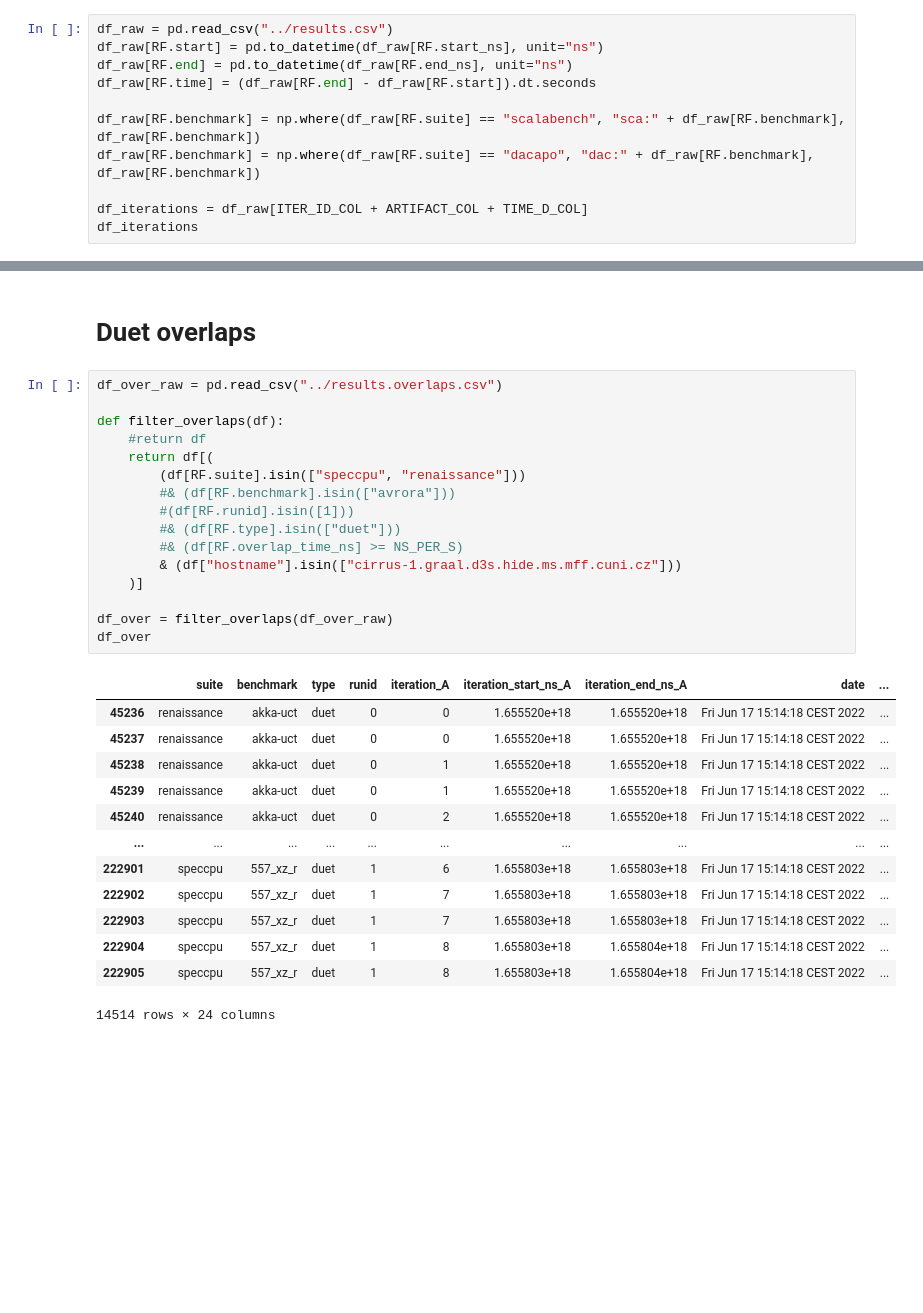
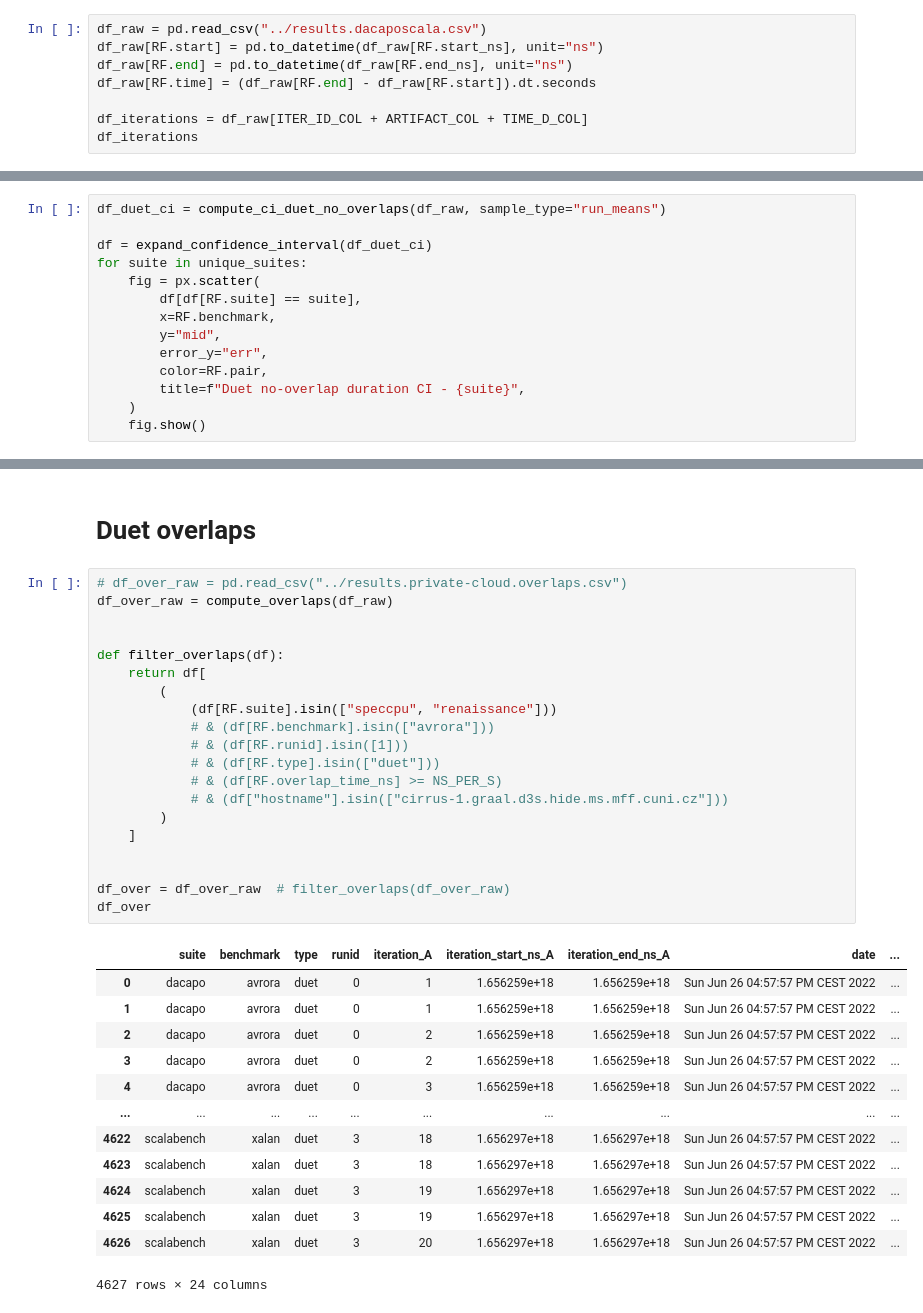
Before and after one commit to TomasDrozdik/asynchronous-duet, a Jupyter notebook: notebooks/verification.ipynb, the cells around one changed output, grey strips where cells are left out. Cells and saved outputs as stored; diff of their text form; blank space fills up the shorter version.

Commit message:
WIP confidence intervals

```diff
--- a/notebooks/verification.ipynb
+++ b/notebooks/verification.ipynb
@@ -27,14 +40,11 @@ from duet.constants import (
     NS_PER_S,
 )
 # %%
-df_raw = pd.read_csv("../results.csv")
+df_raw = pd.read_csv("../results.dacaposcala.csv")
 df_raw[RF.start] = pd.to_datetime(df_raw[RF.start_ns], unit="ns")
 df_raw[RF.end] = pd.to_datetime(df_raw[RF.end_ns], unit="ns")
 df_raw[RF.time] = (df_raw[RF.end] - df_raw[RF.start]).dt.seconds
 
-df_raw[RF.benchmark] = np.where(df_raw[RF.suite] == "scalabench", "sca:" + df_raw[RF.benchmark], df_raw[RF.benchmark])
-df_raw[RF.benchmark] = np.where(df_raw[RF.suite] == "dacapo", "dac:" + df_raw[RF.benchmark], df_raw[RF.benchmark])
-
 df_iterations = df_raw[ITER_ID_COL + ARTIFACT_COL + TIME_D_COL]
 df_iterations
 # %% [output]
@@ -80,0 +248,14 @@ ValueError: Value of 'y' is not the name of a column in 'data_frame'. Expected o
+# %%
+df_duet_ci = compute_ci_duet_no_overlaps(df_raw, sample_type="run_means")
+
+df = expand_confidence_interval(df_duet_ci)
+for suite in unique_suites:
+    fig = px.scatter(
+        df[df[RF.suite] == suite],
+        x=RF.benchmark,
+        y="mid",
+        error_y="err",
+        color=RF.pair,
+        title=f"Duet no-overlap duration CI - {suite}",
+    )
+    fig.show()
@@ -105,34 +308,38 @@ fig.show()
 # %% [markdown]
 # Duet overlaps
 # %%
-df_over_raw = pd.read_csv("../results.overlaps.csv")
+# df_over_raw = pd.read_csv("../results.private-cloud.overlaps.csv")
+df_over_raw = compute_overlaps(df_raw)
+
 
 def filter_overlaps(df):
-    #return df
-    return df[(
-        (df[RF.suite].isin(["speccpu", "renaissance"]))
-        #& (df[RF.benchmark].isin(["avrora"]))
-        #(df[RF.runid].isin([1]))
-        #& (df[RF.type].isin(["duet"]))
-        #& (df[RF.overlap_time_ns] >= NS_PER_S)
-        & (df["hostname"].isin(["cirrus-1.graal.d3s.hide.ms.mff.cuni.cz"]))
-    )]
+    return df[
+        (
+            (df[RF.suite].isin(["speccpu", "renaissance"]))
+            # & (df[RF.benchmark].isin(["avrora"]))
+            # & (df[RF.runid].isin([1]))
+            # & (df[RF.type].isin(["duet"]))
+            # & (df[RF.overlap_time_ns] >= NS_PER_S)
+            # & (df["hostname"].isin(["cirrus-1.graal.d3s.hide.ms.mff.cuni.cz"]))
+        )
+    ]
 
-df_over = filter_overlaps(df_over_raw)
+
+df_over = df_over_raw  # filter_overlaps(df_over_raw)
 df_over
 # %% [output]
 |  | suite | benchmark | type | runid | iteration_A | iteration_start_ns_A | iteration_end_ns_A | date | ... |
-| 45236 | renaissance | akka-uct | duet | 0 | 0 | 1.655520e+18 | 1.655520e+18 | Fri Jun 17 15:14:18 CEST 2022 | ... |
-| 45237 | renaissance | akka-uct | duet | 0 | 0 | 1.655520e+18 | 1.655520e+18 | Fri Jun 17 15:14:18 CEST 2022 | ... |
-| 45238 | renaissance | akka-uct | duet | 0 | 1 | 1.655520e+18 | 1.655520e+18 | Fri Jun 17 15:14:18 CEST 2022 | ... |
-| 45239 | renaissance | akka-uct | duet | 0 | 1 | 1.655520e+18 | 1.655520e+18 | Fri Jun 17 15:14:18 CEST 2022 | ... |
-| 45240 | renaissance | akka-uct | duet | 0 | 2 | 1.655520e+18 | 1.655520e+18 | Fri Jun 17 15:14:18 CEST 2022 | ... |
+| 0 | dacapo | avrora | duet | 0 | 1 | 1.656259e+18 | 1.656259e+18 | Sun Jun 26 04:57:57 PM CEST 2022 | ... |
+| 1 | dacapo | avrora | duet | 0 | 1 | 1.656259e+18 | 1.656259e+18 | Sun Jun 26 04:57:57 PM CEST 2022 | ... |
+| 2 | dacapo | avrora | duet | 0 | 2 | 1.656259e+18 | 1.656259e+18 | Sun Jun 26 04:57:57 PM CEST 2022 | ... |
+| 3 | dacapo | avrora | duet | 0 | 2 | 1.656259e+18 | 1.656259e+18 | Sun Jun 26 04:57:57 PM CEST 2022 | ... |
+| 4 | dacapo | avrora | duet | 0 | 3 | 1.656259e+18 | 1.656259e+18 | Sun Jun 26 04:57:57 PM CEST 2022 | ... |
 | ... | ... | ... | ... | ... | ... | ... | ... | ... | ... |
-| 222901 | speccpu | 557_xz_r | duet | 1 | 6 | 1.655803e+18 | 1.655803e+18 | Fri Jun 17 15:14:18 CEST 2022 | ... |
-| 222902 | speccpu | 557_xz_r | duet | 1 | 7 | 1.655803e+18 | 1.655803e+18 | Fri Jun 17 15:14:18 CEST 2022 | ... |
-| 222903 | speccpu | 557_xz_r | duet | 1 | 7 | 1.655803e+18 | 1.655803e+18 | Fri Jun 17 15:14:18 CEST 2022 | ... |
-| 222904 | speccpu | 557_xz_r | duet | 1 | 8 | 1.655803e+18 | 1.655804e+18 | Fri Jun 17 15:14:18 CEST 2022 | ... |
-| 222905 | speccpu | 557_xz_r | duet | 1 | 8 | 1.655803e+18 | 1.655804e+18 | Fri Jun 17 15:14:18 CEST 2022 | ... |
+| 4622 | scalabench | xalan | duet | 3 | 18 | 1.656297e+18 | 1.656297e+18 | Sun Jun 26 04:57:57 PM CEST 2022 | ... |
+| 4623 | scalabench | xalan | duet | 3 | 18 | 1.656297e+18 | 1.656297e+18 | Sun Jun 26 04:57:57 PM CEST 2022 | ... |
+| 4624 | scalabench | xalan | duet | 3 | 19 | 1.656297e+18 | 1.656297e+18 | Sun Jun 26 04:57:57 PM CEST 2022 | ... |
+| 4625 | scalabench | xalan | duet | 3 | 19 | 1.656297e+18 | 1.656297e+18 | Sun Jun 26 04:57:57 PM CEST 2022 | ... |
+| 4626 | scalabench | xalan | duet | 3 | 20 | 1.656297e+18 | 1.656297e+18 | Sun Jun 26 04:57:57 PM CEST 2022 | ... |
-14514 rows × 24 columns
+4627 rows × 24 columns
 # %%
 for suite in df_over[RF.suite].unique():
```
Also changed, not shown: parts of 18 cells of this notebook, 4 other files.
